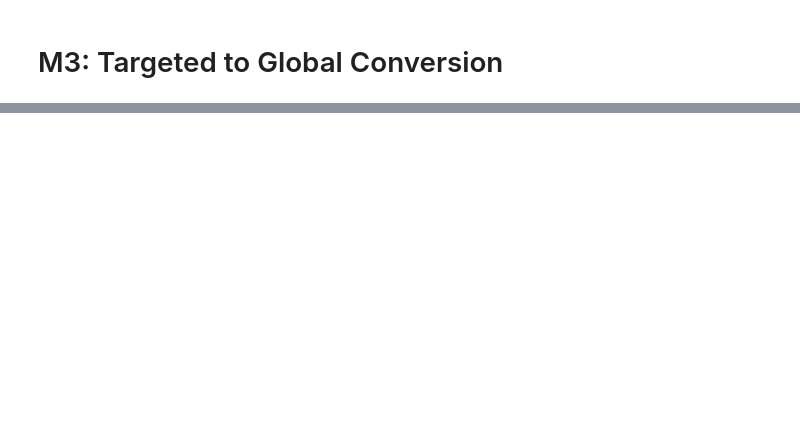
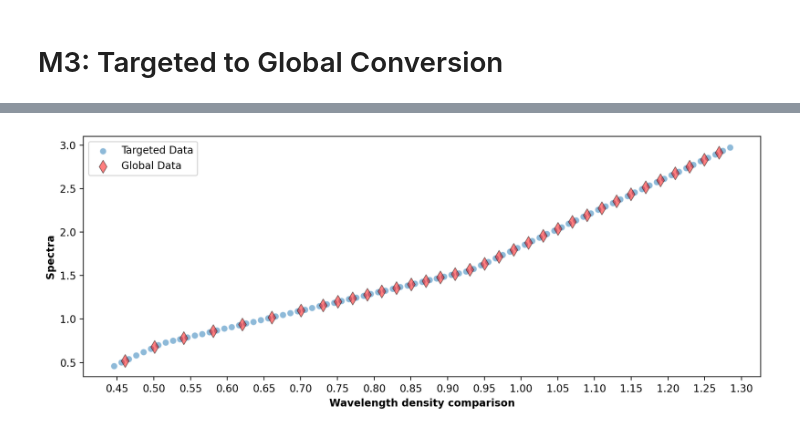
Before and after one commit to markusgruendler/m3-lunar-project, a Jupyter notebook: scripts/su25 script.ipynb, the cells around one changed output, grey strips where cells are left out. Saved outputs shown, nothing was run; the diff lists cells and outputs as text; code cells hidden in the pictures; blank space fills up the shorter version.

```diff
--- a/scripts/su25 script.ipynb
+++ b/scripts/su25 script.ipynb
@@ -203,3 +268,54 @@ if plotting:
+# %%
+from matplotlib.ticker import MultipleLocator
+
+plotting = True
+if plotting:
+
+    data = {
+        "Targeted Data": {'wavelengths':wavelengths, 'spectra':spectra},
+        "Global Data": targeted_to_global(wavelengths, spectra)
+    }
+
+    colors = ['#1f77b4', "#FF0000"]
+    markers = ['o', 'd']
+    sizes = [40, 80]
+    edgecolors = ['white', 'black']
+
+    fig, axes = plt.subplots(
+        sharex=True,
+        figsize=(10, 4),
+    )
+
+    for (label, contents), color, marker, size, edge in zip(data.items(), colors, markers, sizes, edgecolors):
+        sns.scatterplot(
+            x = contents['wavelengths'],
+            y = contents['spectra'],
+            color = color,
+            marker = marker,
+            edgecolor = edge,
+            s = size,
+            alpha = 0.5,
+            label = label
+        )
+
+    # last plot label acts as legend label
+    axes.set_xlabel("Wavelength density comparison", weight = 'bold')
+    axes.set_ylabel("Spectra", weight = "bold")
+    axes.xaxis.set_major_locator(MultipleLocator(0.05))
+    axes.yaxis.set_major_locator(MultipleLocator(0.5))
+
+    plt.tight_layout()
+
+    # plt.savefig(
+    #     "../output files/graphs/test/m3 wavelength comparison.png",
+    #     dpi=2000,
+    #     bbox_inches='tight',
+    #     facecolor='white'
+    # )
+
+    plt.show() # calls plt.clf()
+# %% [output]
+[figure, added]
 # %%
 ### file writing:
 # check if output files/data_path exists
```
Also changed, not shown: parts of 10 cells of this notebook, 4 other files.
